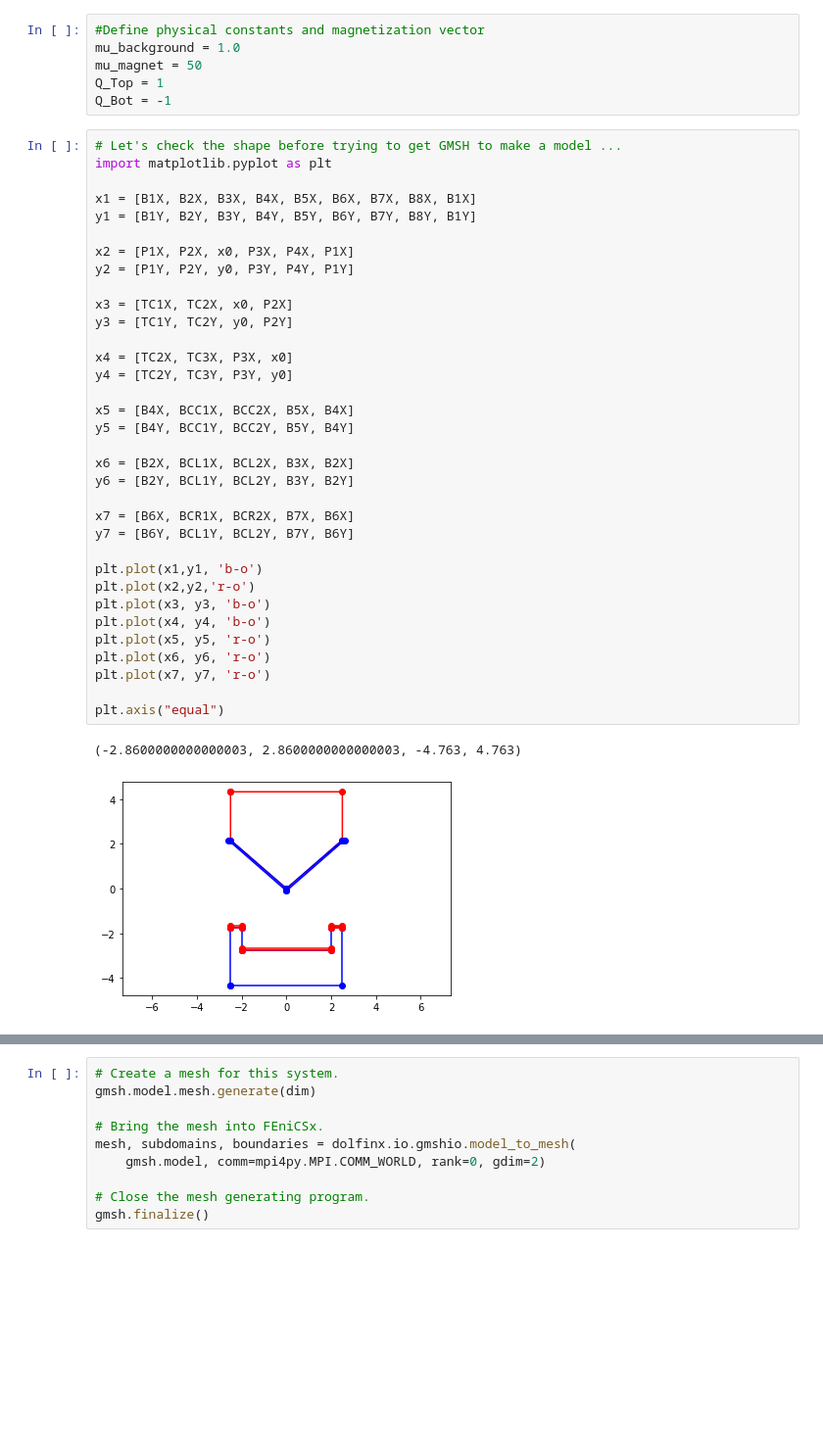
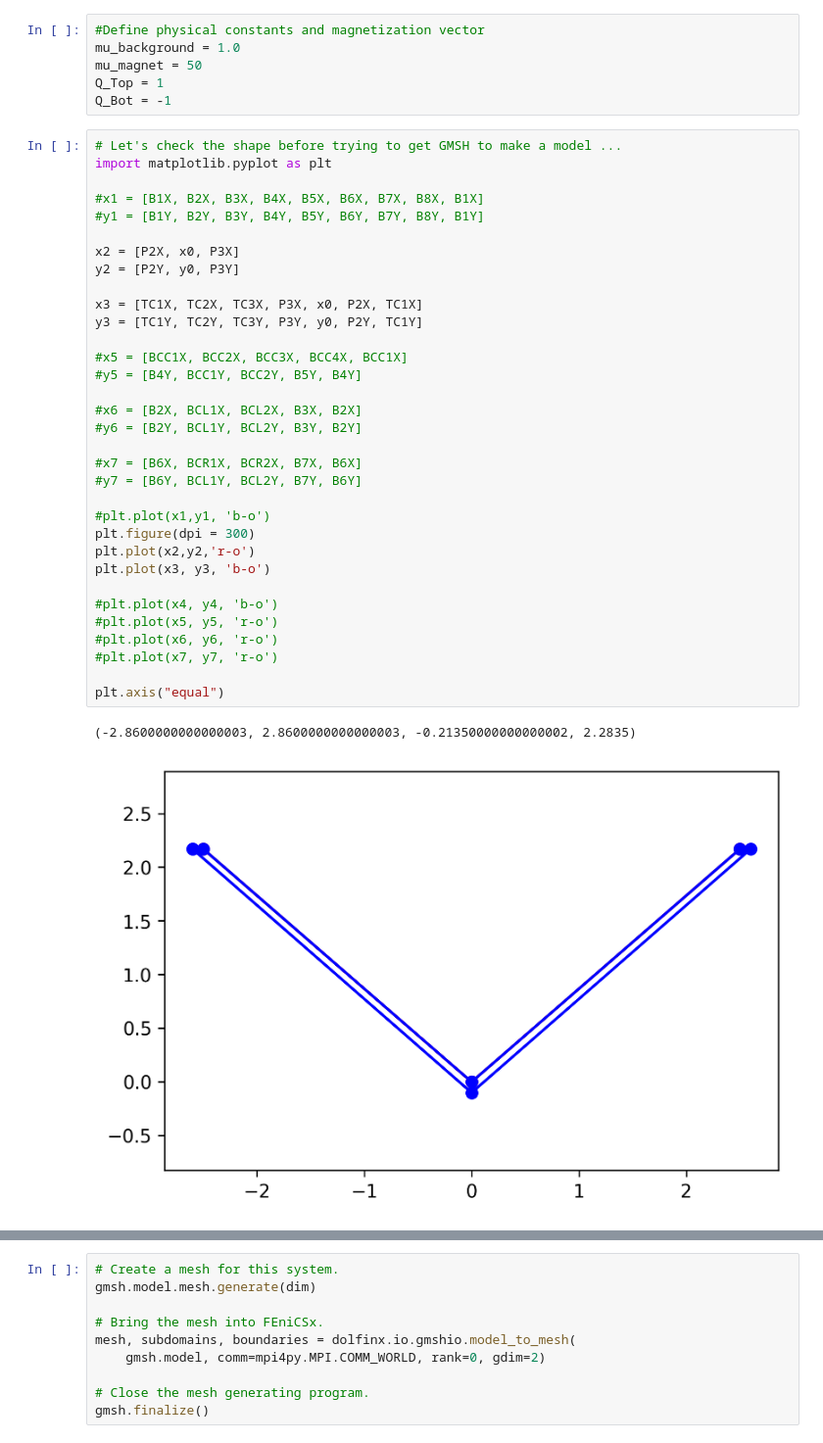
Before and after one commit to dr-kinder/electrodynamics, a Jupyter notebook: Copy_of_Midterm_Project_PHY330.ipynb, the cells around one changed output, grey strips where cells are left out. Shown at 98% size. Cells and saved outputs as stored; diff of their text form; blank space fills up the shorter version.

```diff
--- a/Copy_of_Midterm_Project_PHY330.ipynb
+++ b/Copy_of_Midterm_Project_PHY330.ipynb
@@ -168,40 +180,39 @@ Q_Bot = -1
 # %%
 # Let's check the shape before trying to get GMSH to make a model ...
 import matplotlib.pyplot as plt
 
-x1 = [B1X, B2X, B3X, B4X, B5X, B6X, B7X, B8X, B1X]
-y1 = [B1Y, B2Y, B3Y, B4Y, B5Y, B6Y, B7Y, B8Y, B1Y]
+#x1 = [B1X, B2X, B3X, B4X, B5X, B6X, B7X, B8X, B1X]
+#y1 = [B1Y, B2Y, B3Y, B4Y, B5Y, B6Y, B7Y, B8Y, B1Y]
 
-x2 = [P1X, P2X, x0, P3X, P4X, P1X]
-y2 = [P1Y, P2Y, y0, P3Y, P4Y, P1Y]
+x2 = [P2X, x0, P3X]
+y2 = [P2Y, y0, P3Y]
 
-x3 = [TC1X, TC2X, x0, P2X]
-y3 = [TC1Y, TC2Y, y0, P2Y]
+x3 = [TC1X, TC2X, TC3X, P3X, x0, P2X, TC1X]
+y3 = [TC1Y, TC2Y, TC3Y, P3Y, y0, P2Y, TC1Y]
 
-x4 = [TC2X, TC3X, P3X, x0]
-y4 = [TC2Y, TC3Y, P3Y, y0]
+#x5 = [BCC1X, BCC2X, BCC3X, BCC4X, BCC1X]
+#y5 = [B4Y, BCC1Y, BCC2Y, B5Y, B4Y]
 
-x5 = [B4X, BCC1X, BCC2X, B5X, B4X]
-y5 = [B4Y, BCC1Y, BCC2Y, B5Y, B4Y]
+#x6 = [B2X, BCL1X, BCL2X, B3X, B2X]
+#y6 = [B2Y, BCL1Y, BCL2Y, B3Y, B2Y]
 
-x6 = [B2X, BCL1X, BCL2X, B3X, B2X]
-y6 = [B2Y, BCL1Y, BCL2Y, B3Y, B2Y]
+#x7 = [B6X, BCR1X, BCR2X, B7X, B6X]
+#y7 = [B6Y, BCL1Y, BCL2Y, B7Y, B6Y]
 
-x7 = [B6X, BCR1X, BCR2X, B7X, B6X]
-y7 = [B6Y, BCL1Y, BCL2Y, B7Y, B6Y]
-
-plt.plot(x1,y1, 'b-o')
+#plt.plot(x1,y1, 'b-o')
+plt.figure(dpi = 300)
 plt.plot(x2,y2,'r-o')
 plt.plot(x3, y3, 'b-o')
-plt.plot(x4, y4, 'b-o')
-plt.plot(x5, y5, 'r-o')
-plt.plot(x6, y6, 'r-o')
-plt.plot(x7, y7, 'r-o')
+
+#plt.plot(x4, y4, 'b-o')
+#plt.plot(x5, y5, 'r-o')
+#plt.plot(x6, y6, 'r-o')
+#plt.plot(x7, y7, 'r-o')
 
 plt.axis("equal")
 # %% [output]
-(-2.8600000000000003, 2.8600000000000003, -4.763, 4.763)
+(-2.8600000000000003, 2.8600000000000003, -0.21350000000000002, 2.2835)
-[figure, old version]
+[figure, new version]
 # %%
 # Create the model.
 gmsh.initialize()
```
Also changed, not shown: parts of 7 cells of this notebook.
